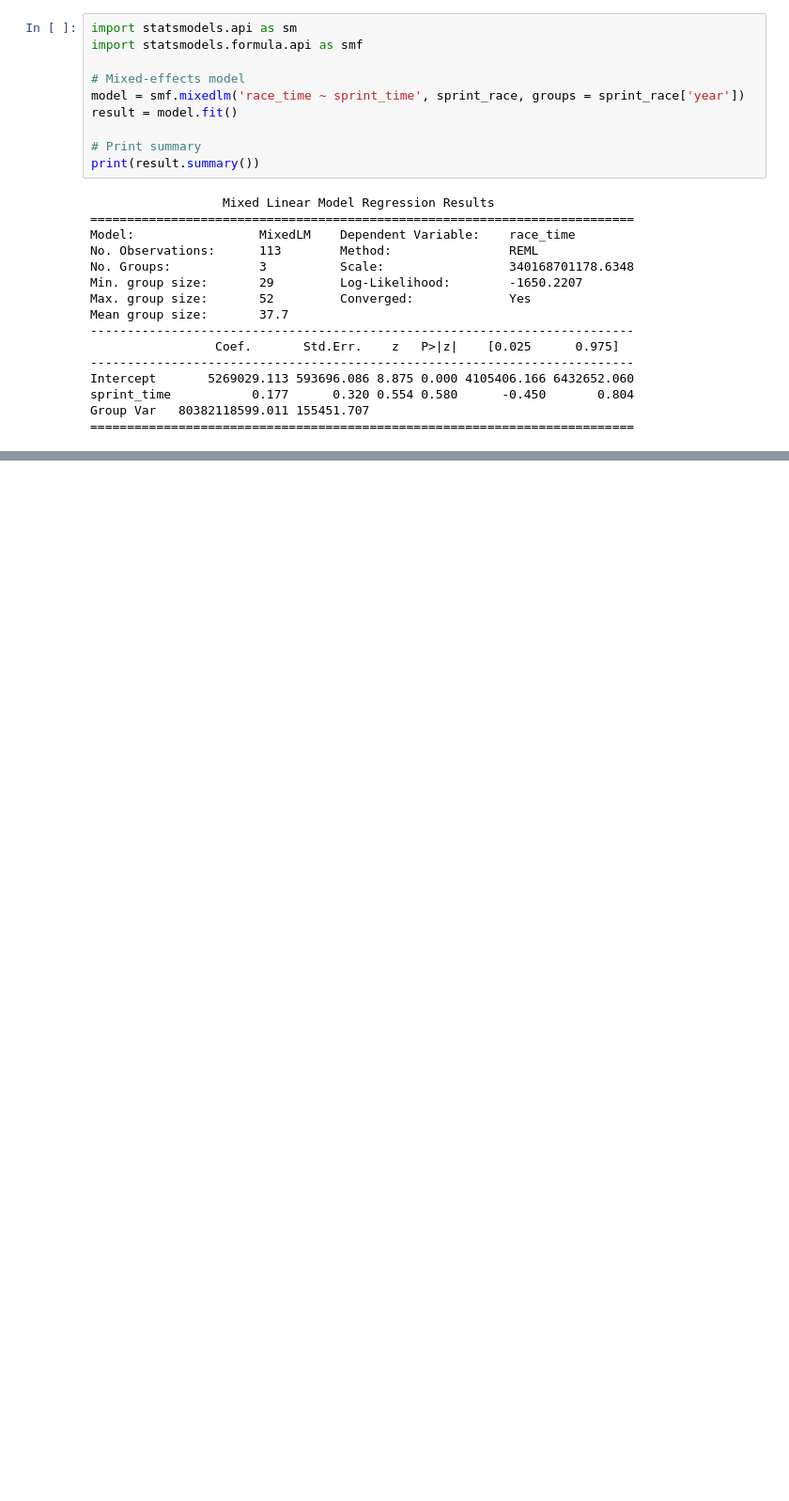
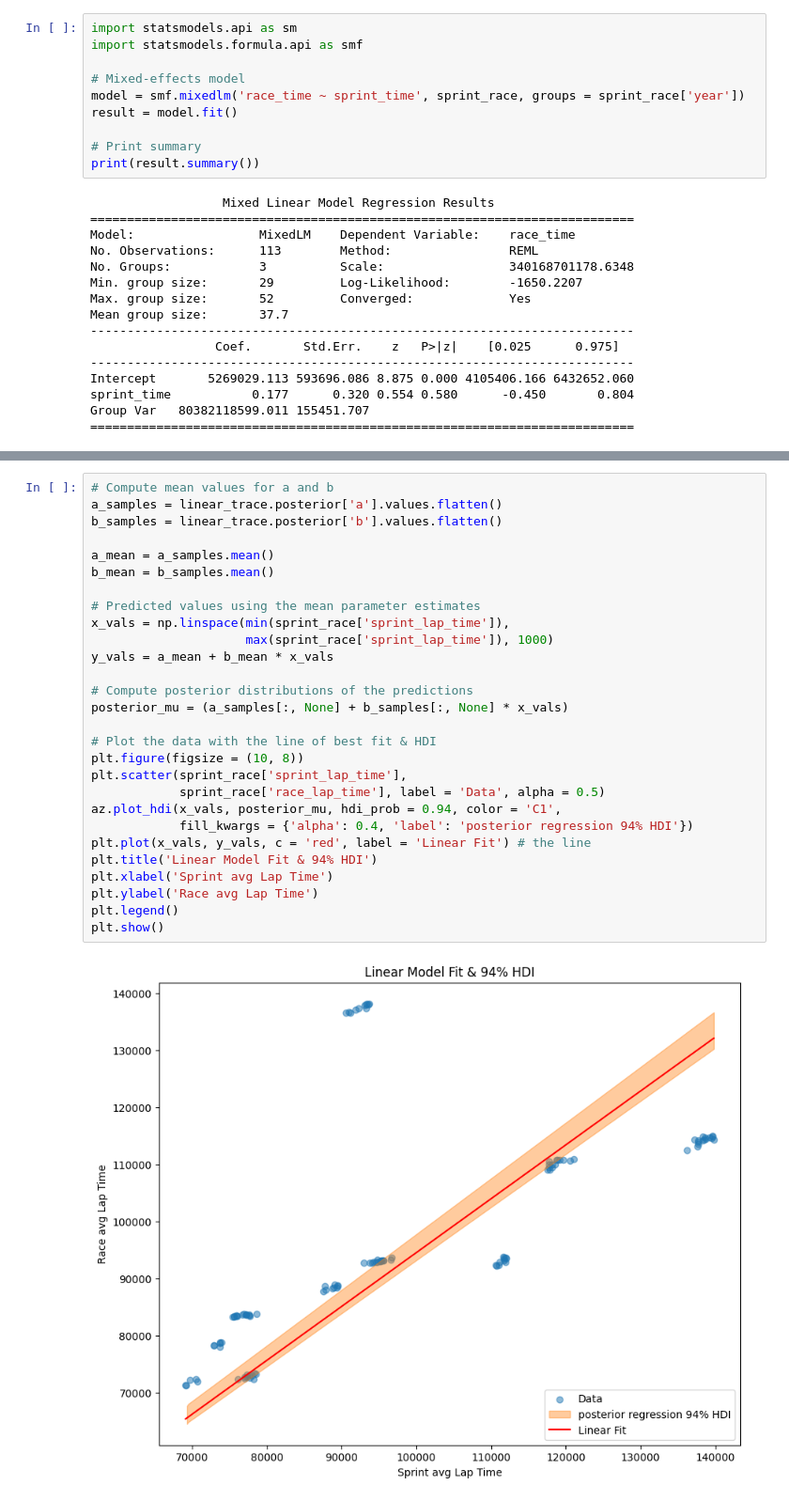
Before and after one commit to MacBeth-M/Capstone, a Jupyter notebook: SprintFormat.ipynb, the cells around one changed output, grey strips where cells are left out. Shown at 94% size. Saved outputs shown, nothing was run; the diff lists cells and outputs as text; blank space fills up the shorter version.

```diff
--- a/SprintFormat.ipynb
+++ b/SprintFormat.ipynb
@@ -324,0 +393,30 @@ Group Var   80382118599.011 155451.707
+# %%
+# Compute mean values for a and b
+a_samples = linear_trace.posterior['a'].values.flatten()
+b_samples = linear_trace.posterior['b'].values.flatten()
+
+a_mean = a_samples.mean()
+b_mean = b_samples.mean()
+
+# Predicted values using the mean parameter estimates
+x_vals = np.linspace(min(sprint_race['sprint_lap_time']),
+                     max(sprint_race['sprint_lap_time']), 1000)
+y_vals = a_mean + b_mean * x_vals
+
+# Compute posterior distributions of the predictions
+posterior_mu = (a_samples[:, None] + b_samples[:, None] * x_vals)
+
+# Plot the data with the line of best fit & HDI
+plt.figure(figsize = (10, 8))
+plt.scatter(sprint_race['sprint_lap_time'],
+            sprint_race['race_lap_time'], label = 'Data', alpha = 0.5)
+az.plot_hdi(x_vals, posterior_mu, hdi_prob = 0.94, color = 'C1',
+            fill_kwargs = {'alpha': 0.4, 'label': 'posterior regression 94% HDI'})
+plt.plot(x_vals, y_vals, c = 'red', label = 'Linear Fit') # the line
+plt.title('Linear Model Fit & 94% HDI')
+plt.xlabel('Sprint avg Lap Time')
+plt.ylabel('Race avg Lap Time')
+plt.legend()
+plt.show()
+# %% [output]
+[figure, added]
```
Also changed, not shown: parts of 9 cells of this notebook.
